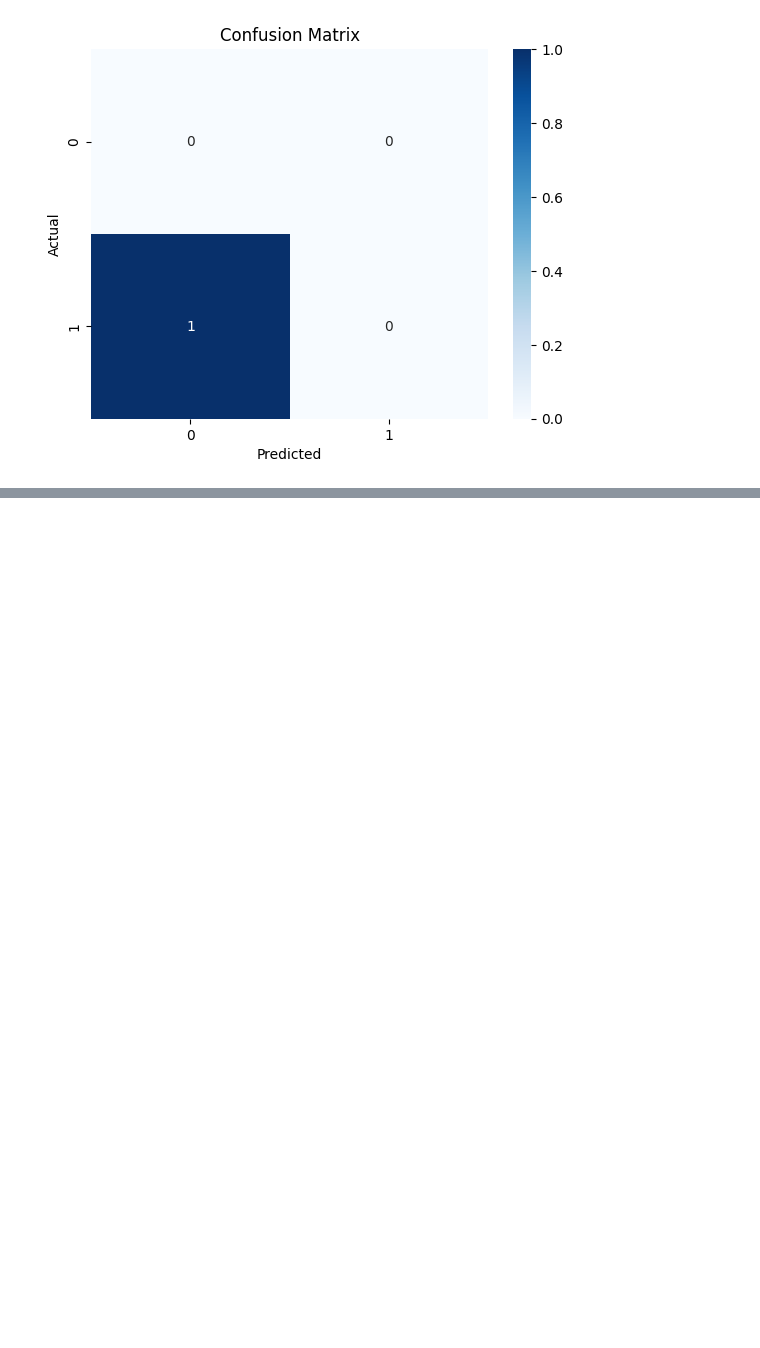
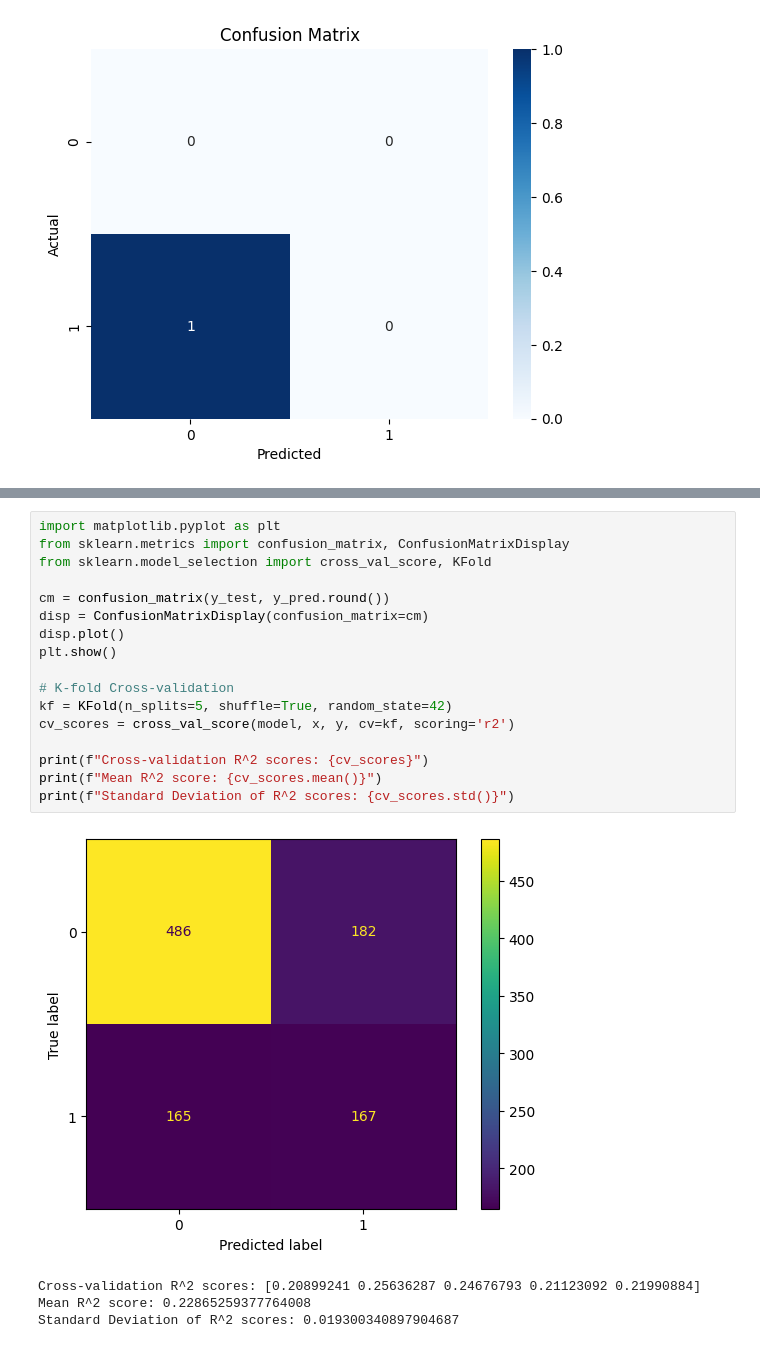
Before and after one commit to hanenia/Capstone_Project_1-, a Jupyter notebook: project.ipynb, the cells around one changed output, grey strips where cells are left out. Drawn from its saved outputs; the diff is of its cells as text; blank space fills up the shorter version.

Commit message:
ML model for data

```diff
--- a/project.ipynb
+++ b/project.ipynb
@@ -563,0 +600,22 @@ weighted avg       0.00      0.00      0.00       1.0
+# %%
+import matplotlib.pyplot as plt
+from sklearn.metrics import confusion_matrix, ConfusionMatrixDisplay
+from sklearn.model_selection import cross_val_score, KFold
+
+cm = confusion_matrix(y_test, y_pred.round())
+disp = ConfusionMatrixDisplay(confusion_matrix=cm)
+disp.plot()
+plt.show()
+
+# K-fold Cross-validation
+kf = KFold(n_splits=5, shuffle=True, random_state=42)
+cv_scores = cross_val_score(model, x, y, cv=kf, scoring='r2')
+
+print(f"Cross-validation R^2 scores: {cv_scores}")
+print(f"Mean R^2 score: {cv_scores.mean()}")
+print(f"Standard Deviation of R^2 scores: {cv_scores.std()}")
+# %% [output]
+[figure, added]
+Cross-validation R^2 scores: [0.20899241 0.25636287 0.24676793 0.21123092 0.21990884]
+Mean R^2 score: 0.22865259377764008
+Standard Deviation of R^2 scores: 0.019300340897904687
```
Also changed, not shown: parts of 1 cell of this notebook.
